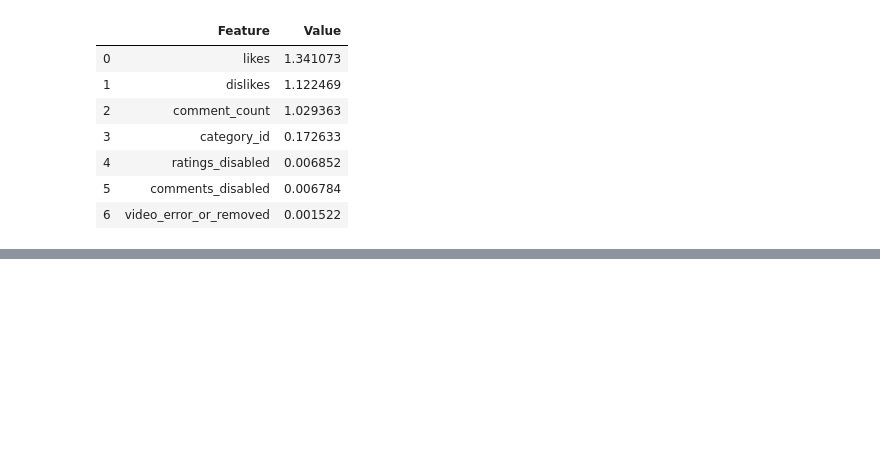
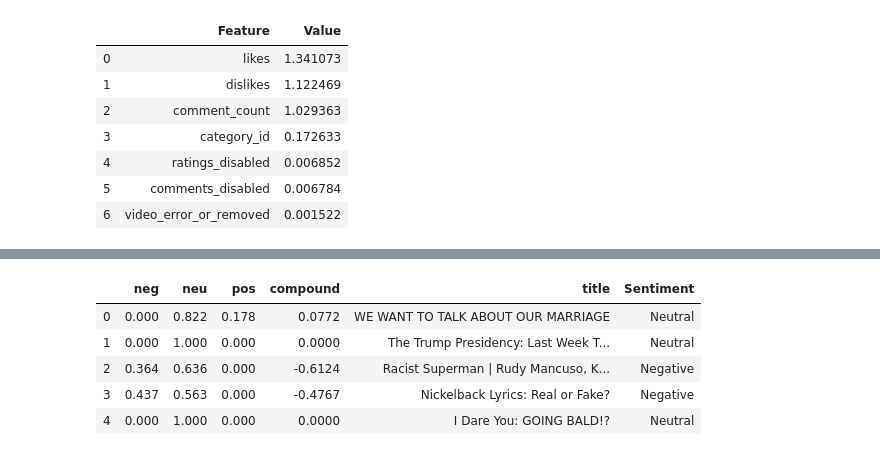
Before and after one commit to run-cmw/trending-yt-vids-api, a Jupyter notebook: project/YouTube_Analysis_Jacob.ipynb, the cells around one changed output, grey strips where cells are left out. Drawn from its saved outputs; the diff is of its cells as text; code cells hidden in the pictures; blank space fills up the shorter version.

```diff
--- a/project/YouTube_Analysis_Jacob.ipynb
+++ b/project/YouTube_Analysis_Jacob.ipynb
@@ -452,0 +538,5 @@ mutual_list_sorted.reset_index(drop = True)
+# %%
+for i in df_us['title']:
+    ps = sentiment_analyzer.polarity_scores(i)
+    ps['title'] = i
+    us_sentiment_title_results.append(ps)
@@ -452,0 +553,3 @@ mutual_list_sorted.reset_index(drop = True)
+# %%
+df_sentiment_us_title = pd.DataFrame.from_records(us_sentiment_title_results)
+df_sentiment_us_tags = pd.DataFrame.from_records(us_sentiment_tags_results)
@@ -452,0 +565,18 @@ mutual_list_sorted.reset_index(drop = True)
+# %%
+df_sentiment_us_title['Sentiment'] = 'Neutral'
+df_sentiment_us_tags['Sentiment'] = 'Neutral'
+# %%
+df_sentiment_us_title.loc[df_sentiment_us_title['compound'] > 0.4, 'Sentiment'] = 'Positive'
+df_sentiment_us_title.loc[df_sentiment_us_title['compound'] < -0.4, 'Sentiment'] = 'Negative'
+
+df_sentiment_us_tags.loc[df_sentiment_us_tags['compound'] > 0.4, 'Sentiment'] = 'Positive'
+df_sentiment_us_tags.loc[df_sentiment_us_tags['compound'] < -0.4, 'Sentiment'] = 'Negative'
+# %%
+df_sentiment_us_title.head()
+# %% [output]
+|  | neg | neu | pos | compound | title | Sentiment |
+| 0 | 0.000 | 0.822 | 0.178 | 0.0772 | WE WANT TO TALK ABOUT OUR MARRIAGE | Neutral |
+| 1 | 0.000 | 1.000 | 0.000 | 0.0000 | The Trump Presidency: Last Week T... | Neutral |
+| 2 | 0.364 | 0.636 | 0.000 | -0.6124 | Racist Superman | Rudy Mancuso, K... | Negative |
+| 3 | 0.437 | 0.563 | 0.000 | -0.4767 | Nickelback Lyrics: Real or Fake? | Negative |
+| 4 | 0.000 | 1.000 | 0.000 | 0.0000 | I Dare You: GOING BALD!? | Neutral |
```
Also changed, not shown: parts of 58 cells of this notebook.
